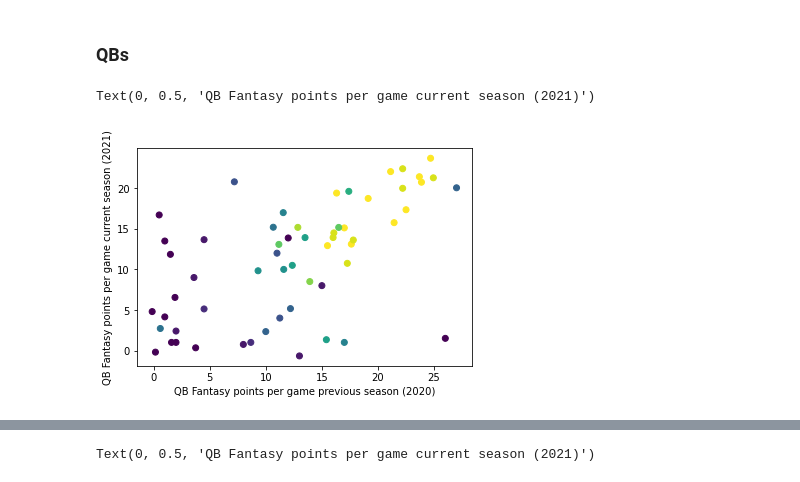
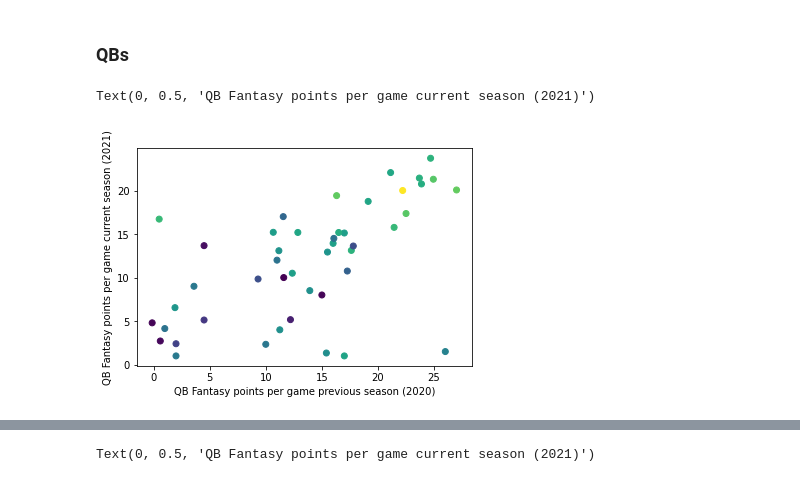
Before and after one commit to stephenkuc/Predicting_Fantasy_Football_Scores, a Jupyter notebook: 3. Fantasy Football - Visualizations.ipynb, the cells around one changed output, grey strips where cells are left out. Saved outputs shown, nothing was run; the diff lists cells and outputs as text; code cells hidden in the pictures.

Commit message:
continued visualizations and cleaning data

```diff
--- a/3. Fantasy Football - Visualizations.ipynb
+++ b/3. Fantasy Football - Visualizations.ipynb
@@ -12,6 +12,11 @@ import seaborn as sns
 
 ff_all = pd.read_csv("C:/Users/steph/OneDrive/Documents/Data Projects/Fantasy/ff_all_position_pts.csv", index_col = 0)
 ff_collective = pd.read_csv("C:/Users/steph/OneDrive/Documents/Data Projects/Fantasy/ff_all_collective_seasons.csv", index_col = 0)
+
+ff_qb = pd.read_csv("C:/Users/steph/OneDrive/Documents/Data Projects/Fantasy/ff_qb_all.csv", index_col = 0)
+ff_wr = pd.read_csv("C:/Users/steph/OneDrive/Documents/Data Projects/Fantasy/ff_wr_all.csv", index_col = 0)
+ff_te = pd.read_csv("C:/Users/steph/OneDrive/Documents/Data Projects/Fantasy/ff_te_all.csv", index_col = 0)
+ff_rb = pd.read_csv("C:/Users/steph/OneDrive/Documents/Data Projects/Fantasy/ff_rb_all.csv", index_col = 0)
 # %% [markdown]
 ### Scoring and positions as a whole
 # %%
@@ -31,12 +35,0 @@ plt.scatter
-# %%
-# split up by position
-
-
-ff_rb = ff_all.loc[(ff_all['pos'] == 'RB') | (ff_all['pos_20'] == 'RB') |
-                   (ff_all['pos_19'] == 'RB') | (ff_all['pos_22'] == 'RB')]
-ff_wr = ff_all.loc[(ff_all['pos'] == 'WR') | (ff_all['pos_20'] == 'WR') |
-                   (ff_all['pos_19'] == 'WR') | (ff_all['pos_22'] == 'WR')]
-ff_qb = ff_all.loc[(ff_all['pos'] == 'QB') | (ff_all['pos_20'] == 'QB') |
-                   (ff_all['pos_19'] == 'QB') | (ff_all['pos_22'] == 'QB')]
-ff_te = ff_all.loc[(ff_all['pos'] == 'TE') | (ff_all['pos_20'] == 'TE') |
-                   (ff_all['pos_19'] == 'TE') | (ff_all['pos_22'] == 'TE')]
@@ -52,10 +36,10 @@ ff_qb.head()
 # %% [markdown]
 ### QBs
 # %%
-plt.scatter(ff_qb['fp_per_gm20'], ff_qb['fp_per_gm21'], c = ff_qb['gs_20'])
+plt.scatter(ff_qb['fp_per_gm20'], ff_qb['fp_per_gm21'], c = ff_qb['fp_per_gm19'])
 # plt.legend(handles =ff_qb_pts['GS_20'] , loc=2) ## Need to figure out how to add a good legend in
 plt.xlabel('QB Fantasy points per game previous season (2020)')
 plt.ylabel('QB Fantasy points per game current season (2021)')
 # %% [output]
 Text(0, 0.5, 'QB Fantasy points per game current season (2021)')
-[figure, old version]
+[figure, new version]
```
Also changed, not shown: parts of 38 cells of this notebook, 3 other files.
